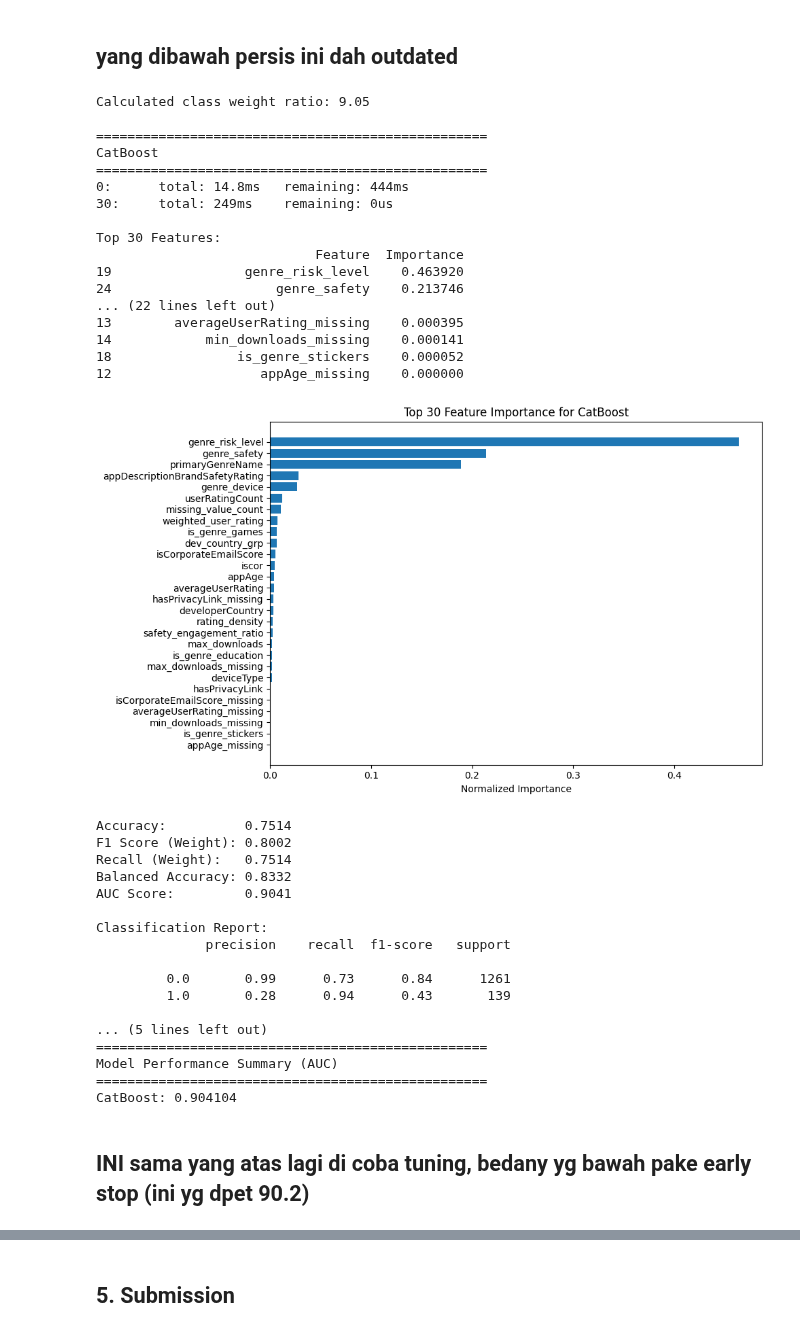
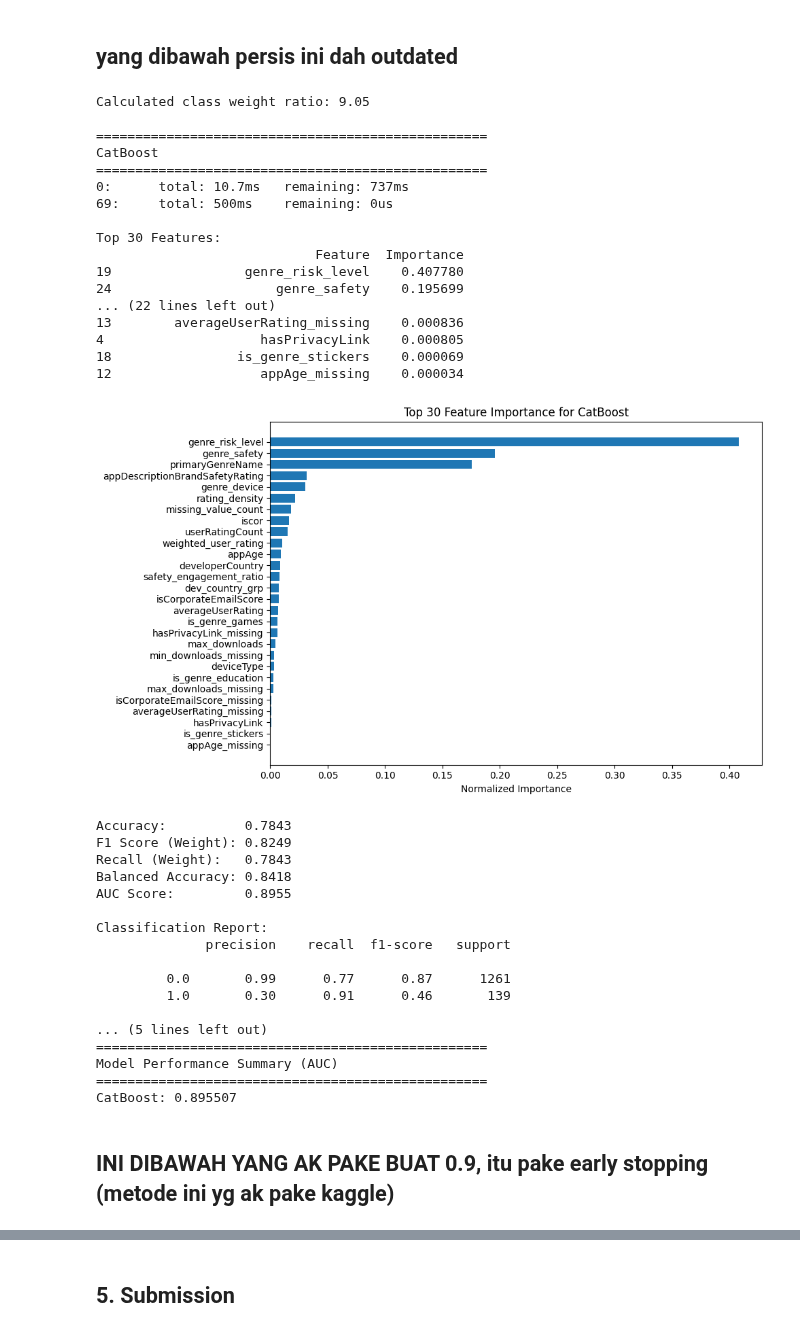
Before and after one commit to Reasondro/FindIT, a Jupyter notebook: Find_IT_Ale_New.ipynb, the cells around one changed output, grey strips where cells are left out. Saved outputs shown, nothing was run; the diff lists cells and outputs as text; code cells hidden in the pictures.

Commit message:
0.904 mean 031 drop caetgory download

```diff
--- a/Find_IT_Ale_New.ipynb
+++ b/Find_IT_Ale_New.ipynb
@@ -1150,7 +1150,6 @@ class FeatureCleaner(BaseEstimator, TransformerMixin):
                 if len(parts) == 2:
                     val1 = int(parts[0])
                     val2 = int(parts[1])
-                    # make sure min is always smaller value
                     min_val = min(val1, val2)
                     max_val = max(val1, val2)
                     return min_val, max_val
@@ -1164,19 +1163,19 @@ class FeatureCleaner(BaseEstimator, TransformerMixin):
         result_df['max_downloads'] = result_df['downloads'].apply(lambda x: extract_min_max(x)[1] if not pd.isna(x) else np.nan)
         # result_df['avg_downloads'] = (result_df['min_downloads'] + result_df['max_downloads']) / 2
 
-        # def categorize_downloads(min_val):
-        #     if pd.isna(min_val):
-        #         return 'Unknown'
-        #     elif min_val < 100:
-        #         return '<100'
-        #     elif min_val < 1000:
-        #         return '100-1K'
-        #     elif min_val < 10000:
-        #         return '1K-10K'
-        #     elif min_val < 100000:
-        #         return '10K-100K'
-        #     else:
-        #         return '>100K'
+        def categorize_downloads(min_val):
+            if pd.isna(min_val):
+                return 'Unknown'
+            elif min_val < 100:
+                return '<100'
+            elif min_val < 1000:
+                return '100-1K'
+            elif min_val < 10000:
+                return '1K-10K'
+            elif min_val < 100000:
+                return '10K-100K'
+            else:
+                return '>100K'
 
         # result_df['download_category'] = result_df['min_downloads'].apply(categorize_downloads)
         result_df = result_df.drop(columns=['downloads'])
@@ -1585,6 +1584,7 @@ class FeatureCreator(BaseEstimator, TransformerMixin):
 
         X_['rating_density'] = np.log1p(user_rating_count / (min_downloads + 1))
         X_['rating_density'] = X_['rating_density'].replace([np.inf, -np.inf], np.nan).fillna(0)
+        X_ = X_.drop(columns=["min_downloads"])
 
         # Inside the interactions function
         if 'developerCountry' in X_.columns:
@@ -1605,6 +1605,7 @@ class FeatureCreator(BaseEstimator, TransformerMixin):
 
 
             X_['dev_country_grp'] = X_['developerCountry'].apply(simplify_dev_country).astype(str) # Ensure string type
+
             print("  Created feature: dev_country_grp")
 
 
@@ -1879,7 +1878,7 @@ pipe = Pipeline([
                  ("feature_cleaner", FeatureCleaner(analyze_first=True, create_indicators=True, process_downloads=True)), # Keep analyze_first=True for cleaner's own analysis
                 ("feature_creator", FeatureCreator()),
                  ("feature_transformator", FeatureTransformator()),
-                 ("feature_scaler", FeatureScaler()), #? not final if gonna be used
+                #  ("feature_scaler", FeatureScaler()), #? not final if gonna be used
                 #  ("feature_encoder", FeatureEncoder()),
                  ])
 # %% [markdown]
@@ -1892,8 +1891,8 @@ X_train = train_piped.drop(columns=["coppaRisk"])
 y_train = train_piped['coppaRisk']
 X_val= val_piped.drop(columns=["coppaRisk"])
 y_val = val_piped['coppaRisk']
-X_train = X_train.drop(columns=["min_downloads"])
-X_val = X_val.drop(columns=["min_downloads"])
+# X_train = X_train.drop(columns=["min_downloads"])
+# X_val = X_val.drop(columns=["min_downloads"])
 # %% [output]
 DuplicateRemover: Before dropping duplicates: 5600
 DuplicateRemover: After dropping duplicates:  5597
@@ -2141,7 +2120,7 @@ models = {
         bootstrap_type="Bernoulli",
         grow_policy="Lossguide",
         # iterations=59,
-        iterations=31,
+        iterations=70,
         learning_rate=0.05,
         # depth=4, ## ? better ish
         # l2_leaf_reg=9, ##? better ish
@@ -2151,61 +2130,61 @@ models = {
         loss_function='Logloss',
         eval_metric='AUC',
         random_seed=42,
         class_weights=[1, class_weight_ratio],
         verbose=0
     )
 }
 
 # Evaluate all models
 results = {}
 for name, model in models.items():
     trained_model, auc_score = evaluate_model(model, X_train, y_train, X_val, y_val, name)
     results[name] = {'model': trained_model, 'auc': auc_score}
 
 # Display results summary
 print("\n" + "="*50)
 print("Model Performance Summary (AUC)")
 print("="*50)
 for name, result in sorted(results.items(), key=lambda x: x[1]['auc'], reverse=True):
     print(f"{name}: {result['auc']:.6f}")
 # %% [output]
 Calculated class weight ratio: 9.05
 
 ==================================================
 CatBoost
 ==================================================
-0:      total: 14.8ms   remaining: 444ms
-30:     total: 249ms    remaining: 0us
+0:      total: 10.7ms   remaining: 737ms
+69:     total: 500ms    remaining: 0us
 
 Top 30 Features:
                             Feature  Importance
-19                 genre_risk_level    0.463920
-24                     genre_safety    0.213746
+19                 genre_risk_level    0.407780
+24                     genre_safety    0.195699
 ... (22 lines left out)
-13        averageUserRating_missing    0.000395
-14            min_downloads_missing    0.000141
-18                is_genre_stickers    0.000052
-12                   appAge_missing    0.000000
+13        averageUserRating_missing    0.000836
+4                    hasPrivacyLink    0.000805
+18                is_genre_stickers    0.000069
+12                   appAge_missing    0.000034
-[figure, old version]
+[figure, new version]
-Accuracy:          0.7514
-F1 Score (Weight): 0.8002
-Recall (Weight):   0.7514
-Balanced Accuracy: 0.8332
-AUC Score:         0.9041
+Accuracy:          0.7843
+F1 Score (Weight): 0.8249
+Recall (Weight):   0.7843
+Balanced Accuracy: 0.8418
+AUC Score:         0.8955
 
 Classification Report:
               precision    recall  f1-score   support
 
-         0.0       0.99      0.73      0.84      1261
-         1.0       0.28      0.94      0.43       139
+         0.0       0.99      0.77      0.87      1261
+         1.0       0.30      0.91      0.46       139
 
 ... (5 lines left out)
 ==================================================
 Model Performance Summary (AUC)
 ==================================================
-CatBoost: 0.904104
+CatBoost: 0.895507
-# %% [markdown]
-## INI sama yang atas lagi di coba tuning, bedany yg bawah pake early stop (ini yg dpet 90.2)
+# %% [markdown]
+## INI DIBAWAH  YANG AK PAKE BUAT 0.9, itu pake early stopping (metode ini yg ak pake kaggle)
 # %%
 
 # #? INI YANG AK PAKE BUAT 0.9, ini pake early stopping
```
Also changed, not shown: parts of 15 cells of this notebook.
